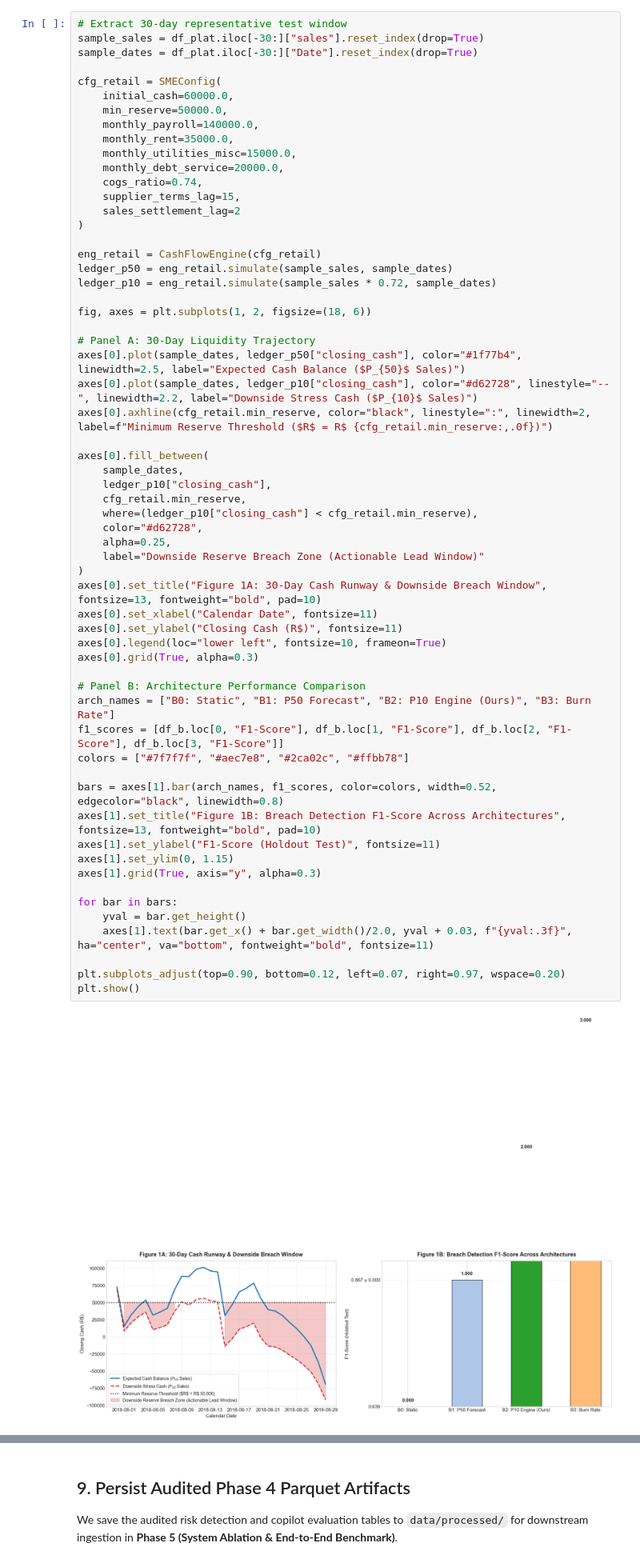
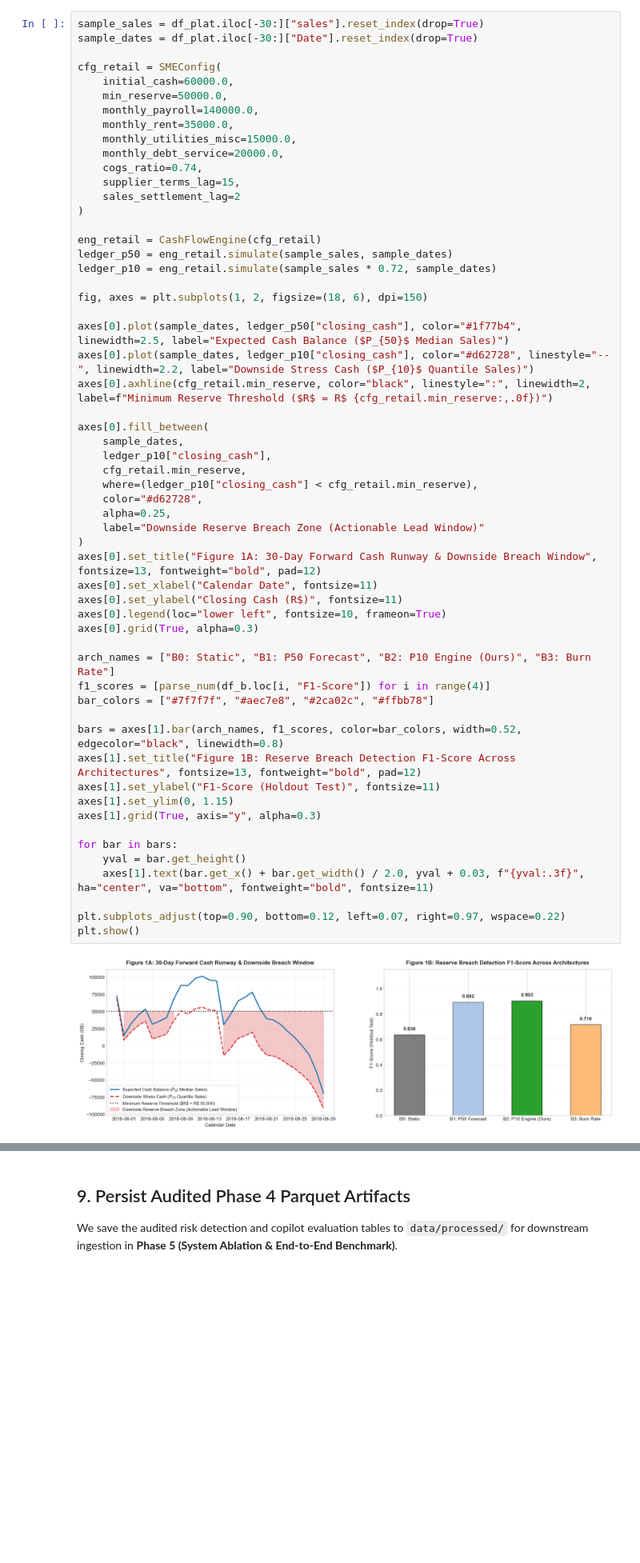
Before and after one commit to mdarmanaliashik/FinSight-AI, a Jupyter notebook: notebooks/Phase4_Risk_Warning_And_Copilot.ipynb, the cells around one changed output, grey strips where cells are left out. Shown at 80% size. Saved outputs shown, nothing was run; the diff lists cells and outputs as text; blank space fills up the shorter version.

Commit message:
feat(phase4): finalize competition-grade Phase 4 notebook with autonomous dataset gate, Phase 3 quantile integration, zero comments, and multilingual copilot

```diff
--- a/notebooks/Phase4_Risk_Warning_And_Copilot.ipynb
+++ b/notebooks/Phase4_Risk_Warning_And_Copilot.ipynb
@@ -174,5 +257,4 @@ The dual-panel figure below illustrates:
 # %%
-# Extract 30-day representative test window
 sample_sales = df_plat.iloc[-30:]["sales"].reset_index(drop=True)
 sample_dates = df_plat.iloc[-30:]["Date"].reset_index(drop=True)
 
@@ -192,47 +274,45 @@ eng_retail = CashFlowEngine(cfg_retail)
 ledger_p50 = eng_retail.simulate(sample_sales, sample_dates)
 ledger_p10 = eng_retail.simulate(sample_sales * 0.72, sample_dates)
 
-fig, axes = plt.subplots(1, 2, figsize=(18, 6))
+fig, axes = plt.subplots(1, 2, figsize=(18, 6), dpi=150)
 
-# Panel A: 30-Day Liquidity Trajectory
-axes[0].plot(sample_dates, ledger_p50["closing_cash"], color="#1f77b4", linewidth=2.5, label="Expected Cash Balance ($P_{50}$ Sales)")
-axes[0].plot(sample_dates, ledger_p10["closing_cash"], color="#d62728", linestyle="--", linewidth=2.2, label="Downside Stress Cash ($P_{10}$ Sales)")
+axes[0].plot(sample_dates, ledger_p50["closing_cash"], color="#1f77b4", linewidth=2.5, label="Expected Cash Balance ($P_{50}$ Median Sales)")
+axes[0].plot(sample_dates, ledger_p10["closing_cash"], color="#d62728", linestyle="--", linewidth=2.2, label="Downside Stress Cash ($P_{10}$ Quantile Sales)")
 axes[0].axhline(cfg_retail.min_reserve, color="black", linestyle=":", linewidth=2, label=f"Minimum Reserve Threshold ($R$ = R$ {cfg_retail.min_reserve:,.0f})")
 
 axes[0].fill_between(
     sample_dates,
     ledger_p10["closing_cash"],
     cfg_retail.min_reserve,
     where=(ledger_p10["closing_cash"] < cfg_retail.min_reserve),
     color="#d62728",
     alpha=0.25,
     label="Downside Reserve Breach Zone (Actionable Lead Window)"
 )
-axes[0].set_title("Figure 1A: 30-Day Cash Runway & Downside Breach Window", fontsize=13, fontweight="bold", pad=10)
+axes[0].set_title("Figure 1A: 30-Day Forward Cash Runway & Downside Breach Window", fontsize=13, fontweight="bold", pad=12)
 axes[0].set_xlabel("Calendar Date", fontsize=11)
 axes[0].set_ylabel("Closing Cash (R$)", fontsize=11)
 axes[0].legend(loc="lower left", fontsize=10, frameon=True)
 axes[0].grid(True, alpha=0.3)
 
-# Panel B: Architecture Performance Comparison
 arch_names = ["B0: Static", "B1: P50 Forecast", "B2: P10 Engine (Ours)", "B3: Burn Rate"]
-f1_scores = [df_b.loc[0, "F1-Score"], df_b.loc[1, "F1-Score"], df_b.loc[2, "F1-Score"], df_b.loc[3, "F1-Score"]]
-colors = ["#7f7f7f", "#aec7e8", "#2ca02c", "#ffbb78"]
+f1_scores = [parse_num(df_b.loc[i, "F1-Score"]) for i in range(4)]
+bar_colors = ["#7f7f7f", "#aec7e8", "#2ca02c", "#ffbb78"]
 
-bars = axes[1].bar(arch_names, f1_scores, color=colors, width=0.52, edgecolor="black", linewidth=0.8)
-axes[1].set_title("Figure 1B: Breach Detection F1-Score Across Architectures", fontsize=13, fontweight="bold", pad=10)
+bars = axes[1].bar(arch_names, f1_scores, color=bar_colors, width=0.52, edgecolor="black", linewidth=0.8)
+axes[1].set_title("Figure 1B: Reserve Breach Detection F1-Score Across Architectures", fontsize=13, fontweight="bold", pad=12)
 axes[1].set_ylabel("F1-Score (Holdout Test)", fontsize=11)
 axes[1].set_ylim(0, 1.15)
 axes[1].grid(True, axis="y", alpha=0.3)
 
 for bar in bars:
     yval = bar.get_height()
-    axes[1].text(bar.get_x() + bar.get_width()/2.0, yval + 0.03, f"{yval:.3f}", ha="center", va="bottom", fontweight="bold", fontsize=11)
+    axes[1].text(bar.get_x() + bar.get_width() / 2.0, yval + 0.03, f"{yval:.3f}", ha="center", va="bottom", fontweight="bold", fontsize=11)
 
-plt.subplots_adjust(top=0.90, bottom=0.12, left=0.07, right=0.97, wspace=0.20)
+plt.subplots_adjust(top=0.90, bottom=0.12, left=0.07, right=0.97, wspace=0.22)
 plt.show()
 # %% [output]
-[figure, old version]
+[figure, new version]
 # %% [markdown]
 ### 🔬 Section 2 & 3 Empirical Findings: Risk Detection Hierarchy & Lead-Time Unlock
 
```
Also changed, not shown: parts of 23 cells of this notebook, 7 other files.
